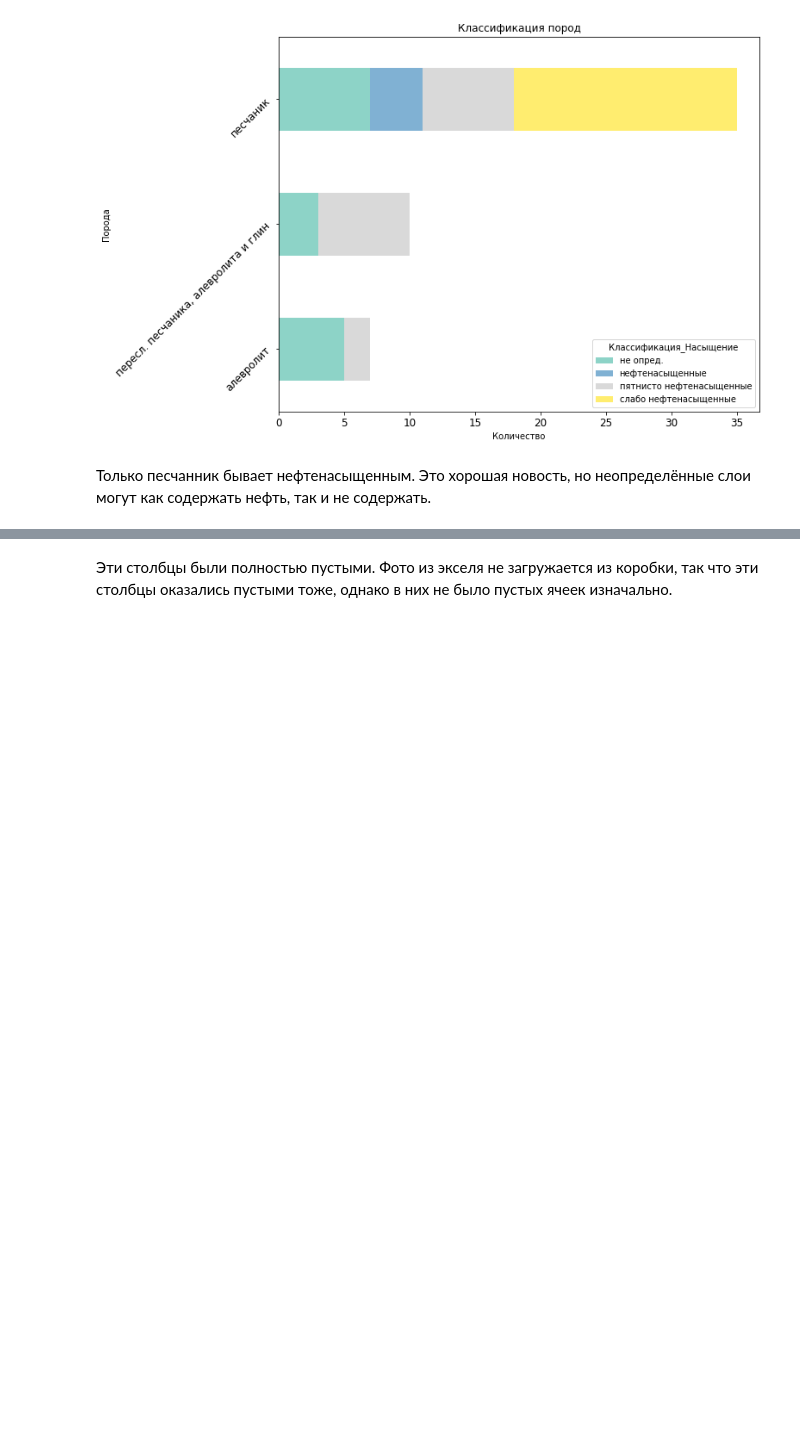
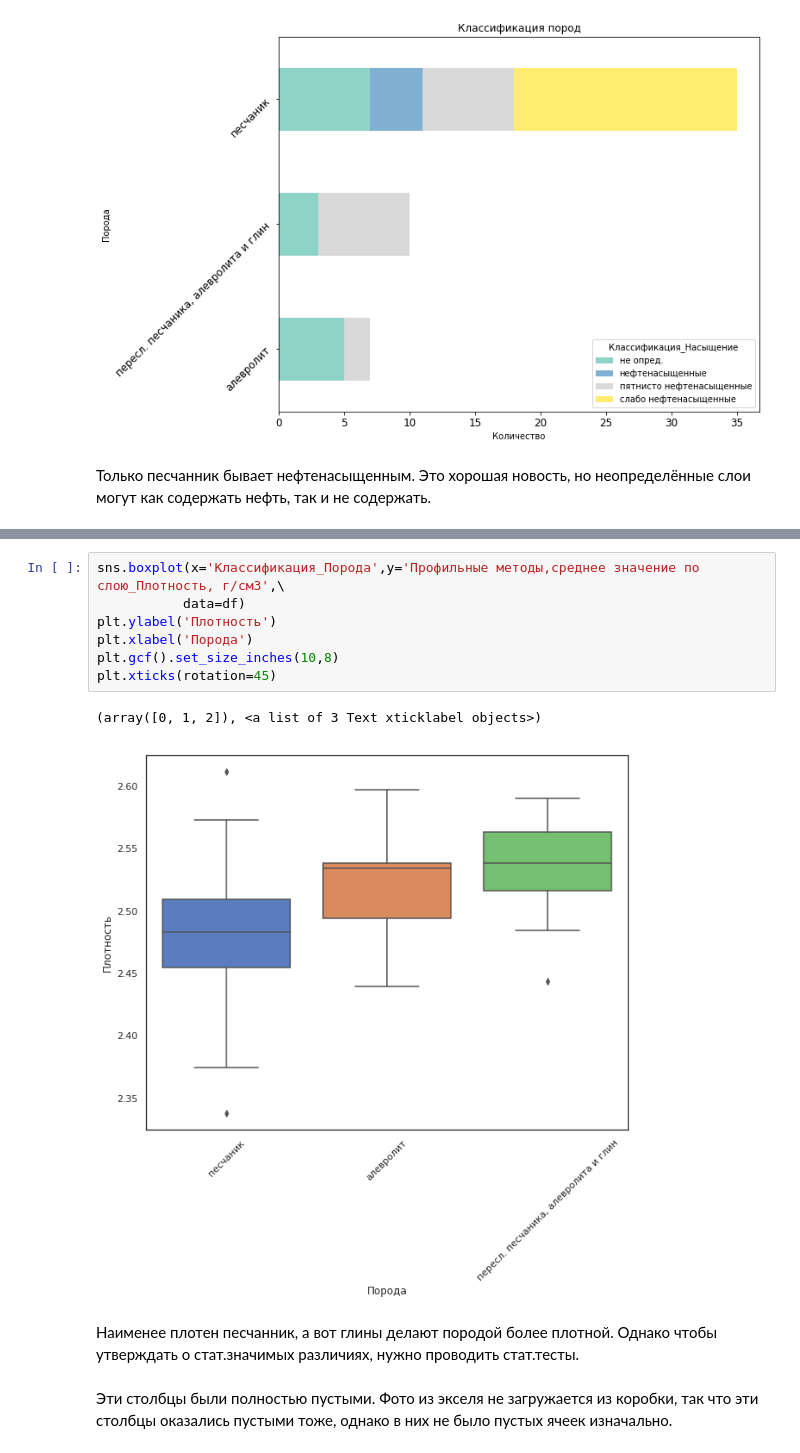
Before and after one commit to nuvard/kern_segmentation, a Jupyter notebook: EDA.ipynb, the cells around one changed output, grey strips where cells are left out. Drawn from its saved outputs; the diff is of its cells as text; blank space fills up the shorter version.

```diff
--- a/EDA.ipynb
+++ b/EDA.ipynb
@@ -476,3 +505,15 @@ plt.show()
+# %%
+sns.boxplot(x='Классификация_Порода',y='Профильные методы,среднее значение по слою_Плотность, г/см3',\
+           data=df)
+plt.ylabel('Плотность')
+plt.xlabel('Порода')
+plt.gcf().set_size_inches(10,8)
+plt.xticks(rotation=45)
+# %% [output]
+(array([0, 1, 2]), <a list of 3 Text xticklabel objects>)
+[figure, added]
+# %% [markdown]
+Наименее плотен песчанник, а вот глины делают породой более плотной. Однако чтобы утверждать о стат.значимых различиях, нужно проводить стат.тесты.
 # %% [markdown]
 Эти столбцы были полностью пустыми.
 Фото из экселя не загружается из коробки, так что эти столбцы оказались пустыми тоже, однако в них не было пустых ячеек изначально.
```
Also changed, not shown: parts of 54 cells of this notebook.
